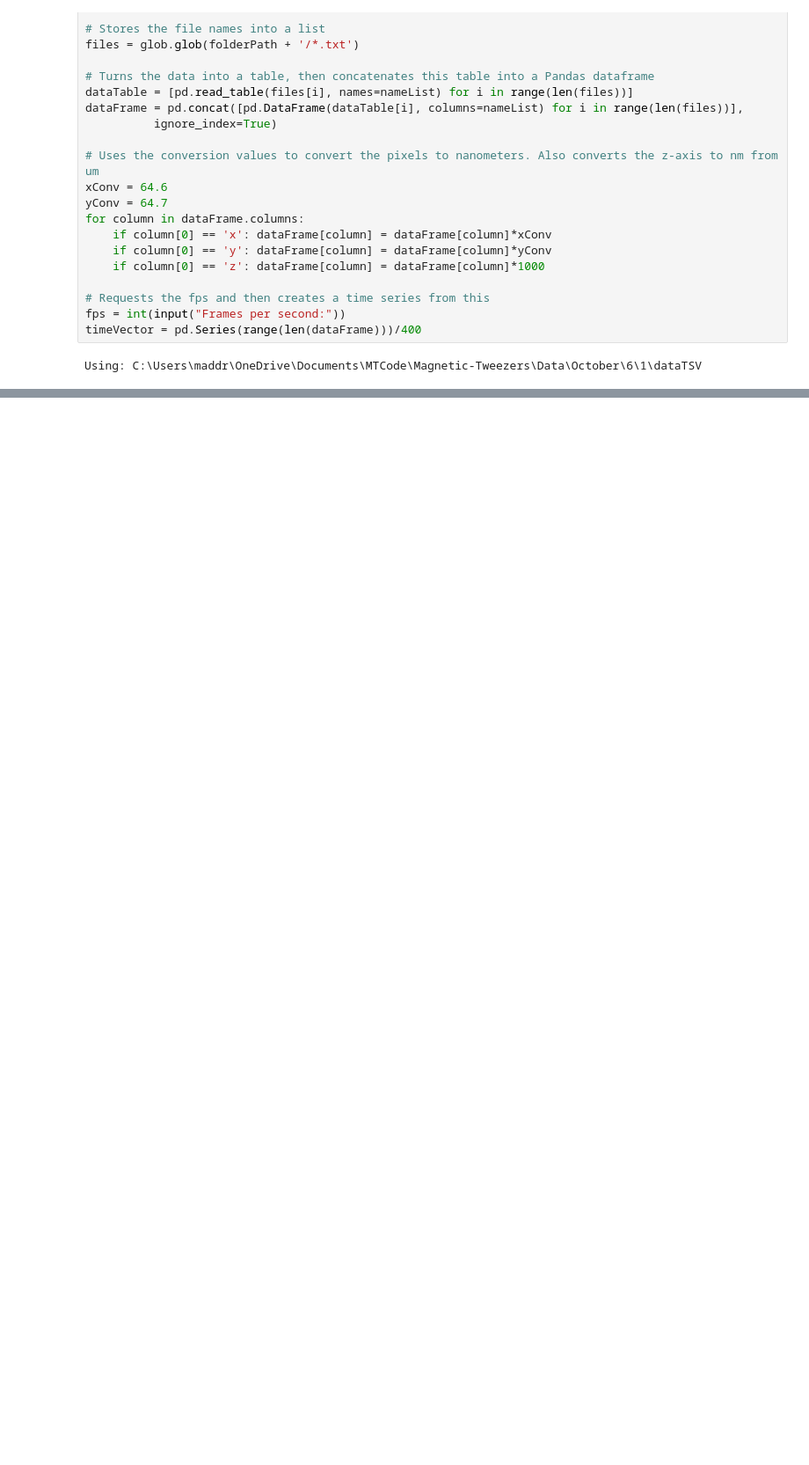
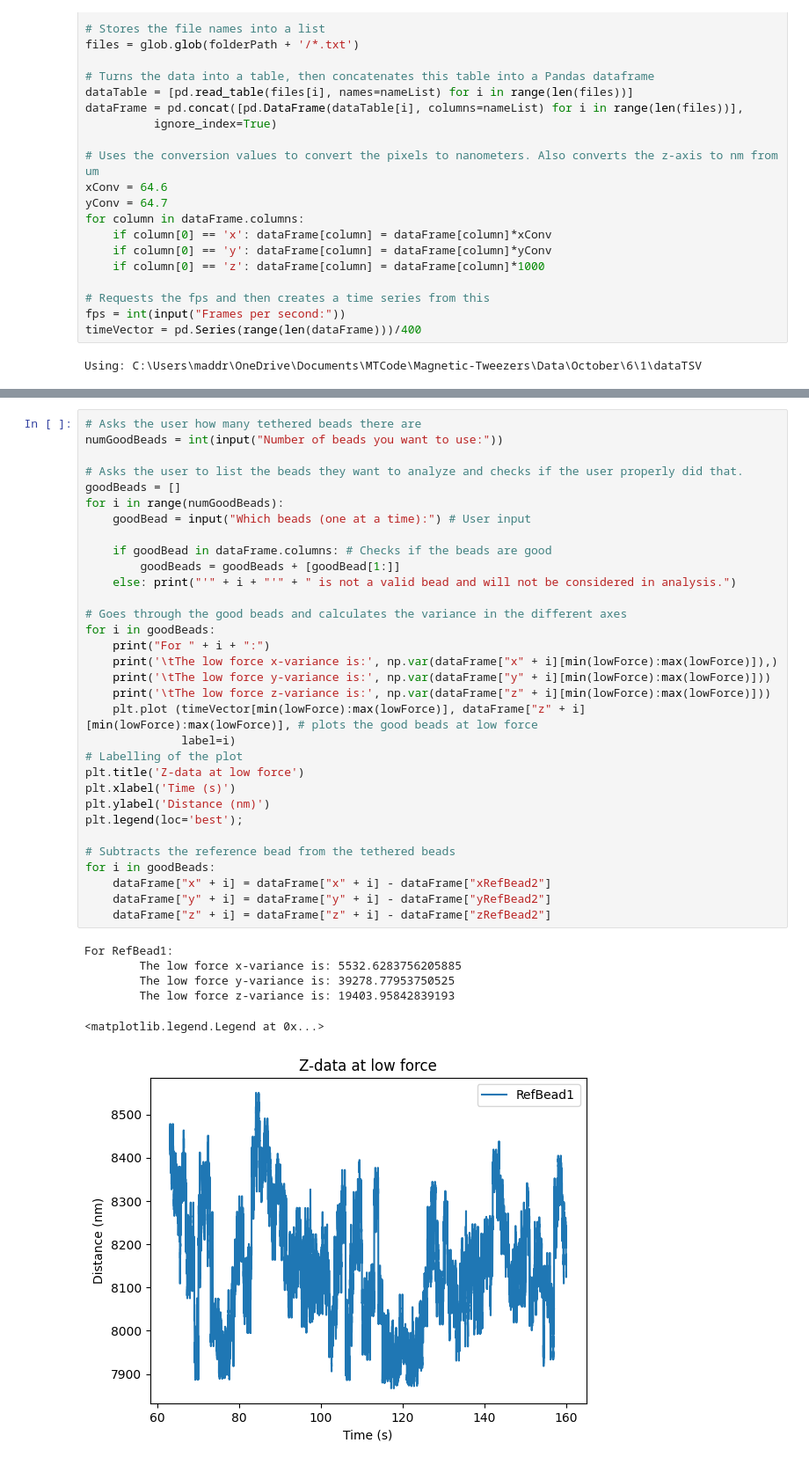
Before and after one commit to cmaddry/Magnetic-Tweezers, a Jupyter notebook: Scripts/AutoScriptTest.ipynb, the cells around one changed output, grey strips where cells are left out. Shown at 88% size. Drawn from its saved outputs; the diff is of its cells as text; blank space fills up the shorter version.

```diff
--- a/Scripts/AutoScriptTest.ipynb
+++ b/Scripts/AutoScriptTest.ipynb
@@ -84,0 +83,39 @@ Length: 203613, dtype: float64
+# %%
+# Asks the user how many tethered beads there are
+numGoodBeads = int(input("Number of beads you want to use:"))
+
+# Asks the user to list the beads they want to analyze and checks if the user properly did that.
+goodBeads = []
+for i in range(numGoodBeads):
+    goodBead = input("Which beads (one at a time):") # User input
+
+    if goodBead in dataFrame.columns: # Checks if the beads are good
+        goodBeads = goodBeads + [goodBead[1:]]
+    else: print("'" + i + "'" + " is not a valid bead and will not be considered in analysis.")
+
+# Goes through the good beads and calculates the variance in the different axes
+for i in goodBeads:
+    print("For " + i + ":")
+    print('\tThe low force x-variance is:', np.var(dataFrame["x" + i][min(lowForce):max(lowForce)]),)
+    print('\tThe low force y-variance is:', np.var(dataFrame["y" + i][min(lowForce):max(lowForce)]))
+    print('\tThe low force z-variance is:', np.var(dataFrame["z" + i][min(lowForce):max(lowForce)]))
+    plt.plot (timeVector[min(lowForce):max(lowForce)], dataFrame["z" + i][min(lowForce):max(lowForce)], # plots the good beads at low force
+              label=i)
+# Labelling of the plot
+plt.title('Z-data at low force')
+plt.xlabel('Time (s)')
+plt.ylabel('Distance (nm)')
+plt.legend(loc='best');
+
+# Subtracts the reference bead from the tethered beads
+for i in goodBeads:
+    dataFrame["x" + i] = dataFrame["x" + i] - dataFrame["xRefBead2"]
+    dataFrame["y" + i] = dataFrame["y" + i] - dataFrame["yRefBead2"]
+    dataFrame["z" + i] = dataFrame["z" + i] - dataFrame["zRefBead2"]
+# %% [output]
+For RefBead1:
+        The low force x-variance is: 5532.6283756205885
+        The low force y-variance is: 39278.77953750525
+        The low force z-variance is: 19403.95842839193
+<matplotlib.legend.Legend at 0x...>
+[figure, added]
```
Also changed, not shown: parts of 5 cells of this notebook.
